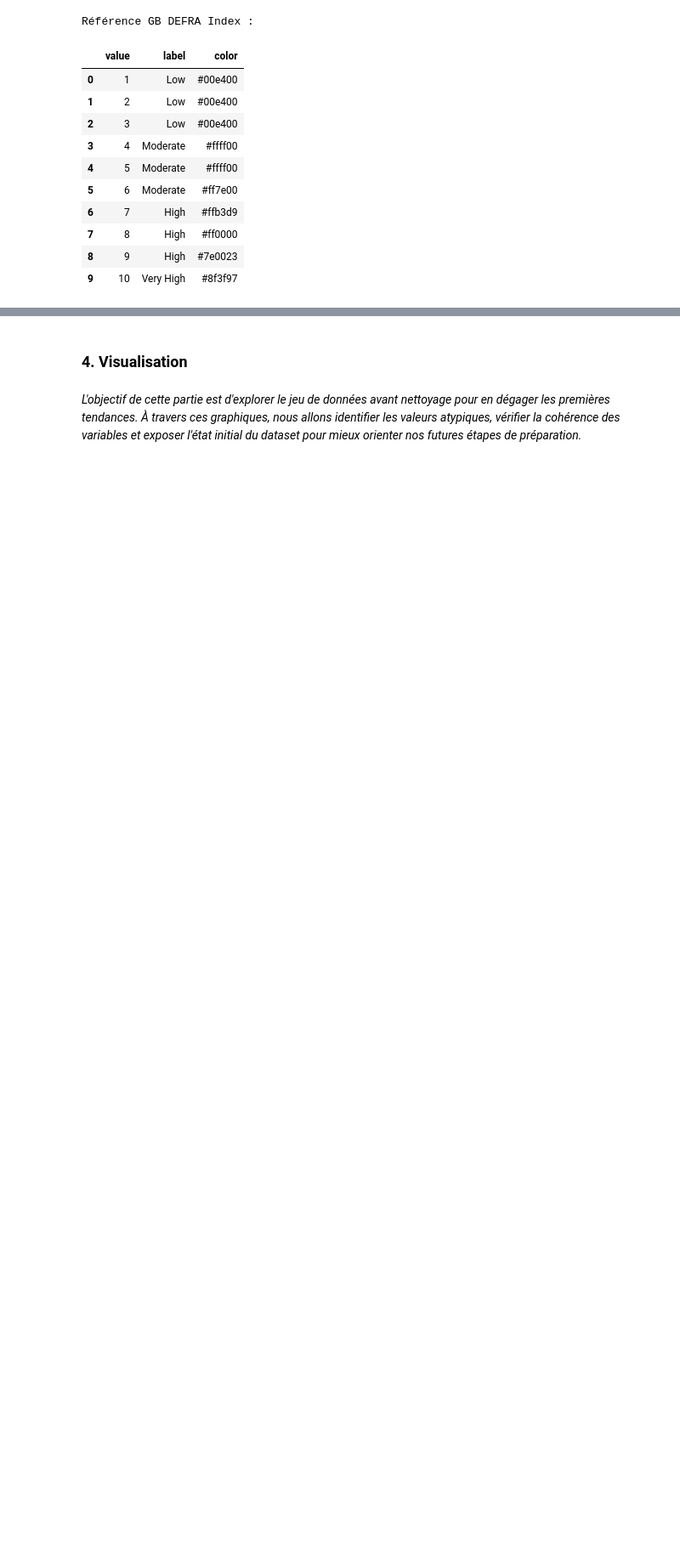
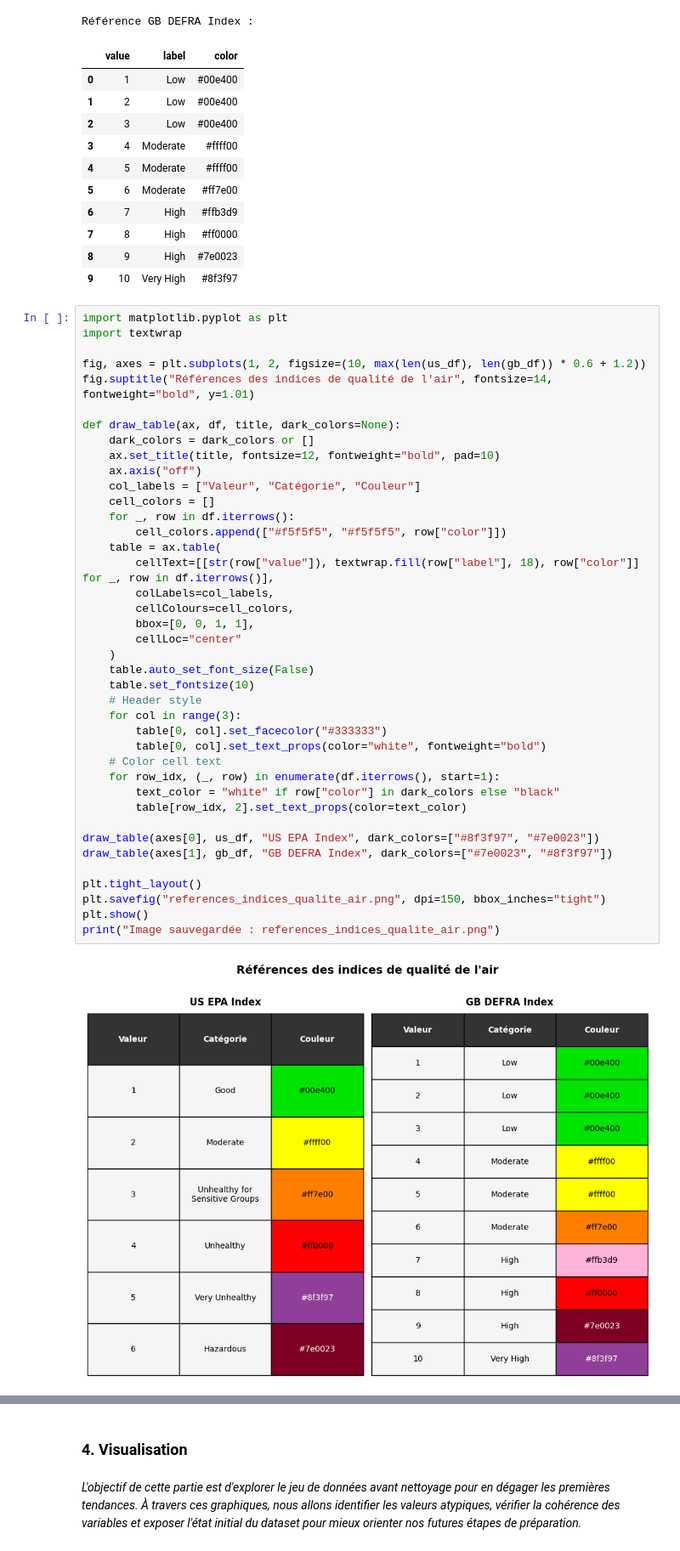
Before and after one commit to leagravellard/Memoire, a Jupyter notebook: Notebooks/01_exploration.ipynb, the cells around one changed output, grey strips where cells are left out. Shown at 85% size. Drawn from its saved outputs; the diff is of its cells as text; blank space fills up the shorter version.

```diff
--- a/Notebooks/01_exploration.ipynb
+++ b/Notebooks/01_exploration.ipynb
@@ -298,3 +298,45 @@ Référence GB DEFRA Index :
 | 7 | 8 | High | #ff0000 |
 | 8 | 9 | High | #7e0023 |
 | 9 | 10 | Very High | #8f3f97 |
+# %%
+import matplotlib.pyplot as plt
+import textwrap
+
+fig, axes = plt.subplots(1, 2, figsize=(10, max(len(us_df), len(gb_df)) * 0.6 + 1.2))
+fig.suptitle("Références des indices de qualité de l'air", fontsize=14, fontweight="bold", y=1.01)
+
+def draw_table(ax, df, title, dark_colors=None):
+    dark_colors = dark_colors or []
+    ax.set_title(title, fontsize=12, fontweight="bold", pad=10)
+    ax.axis("off")
+    col_labels = ["Valeur", "Catégorie", "Couleur"]
+    cell_colors = []
+    for _, row in df.iterrows():
+        cell_colors.append(["#f5f5f5", "#f5f5f5", row["color"]])
+    table = ax.table(
+        cellText=[[str(row["value"]), textwrap.fill(row["label"], 18), row["color"]] for _, row in df.iterrows()],
+        colLabels=col_labels,
+        cellColours=cell_colors,
+        bbox=[0, 0, 1, 1],
+        cellLoc="center"
+    )
+    table.auto_set_font_size(False)
+    table.set_fontsize(10)
+    # Header style
+    for col in range(3):
+        table[0, col].set_facecolor("#333333")
+        table[0, col].set_text_props(color="white", fontweight="bold")
+    # Color cell text
+    for row_idx, (_, row) in enumerate(df.iterrows(), start=1):
+        text_color = "white" if row["color"] in dark_colors else "black"
+        table[row_idx, 2].set_text_props(color=text_color)
+
+draw_table(axes[0], us_df, "US EPA Index", dark_colors=["#8f3f97", "#7e0023"])
+draw_table(axes[1], gb_df, "GB DEFRA Index", dark_colors=["#7e0023", "#8f3f97"])
+
+plt.tight_layout()
+plt.savefig("references_indices_qualite_air.png", dpi=150, bbox_inches="tight")
+plt.show()
+print("Image sauvegardée : references_indices_qualite_air.png")
+# %% [output]
+[figure, added]
```
Also changed, not shown: parts of 4 cells of this notebook, 7 other files.
